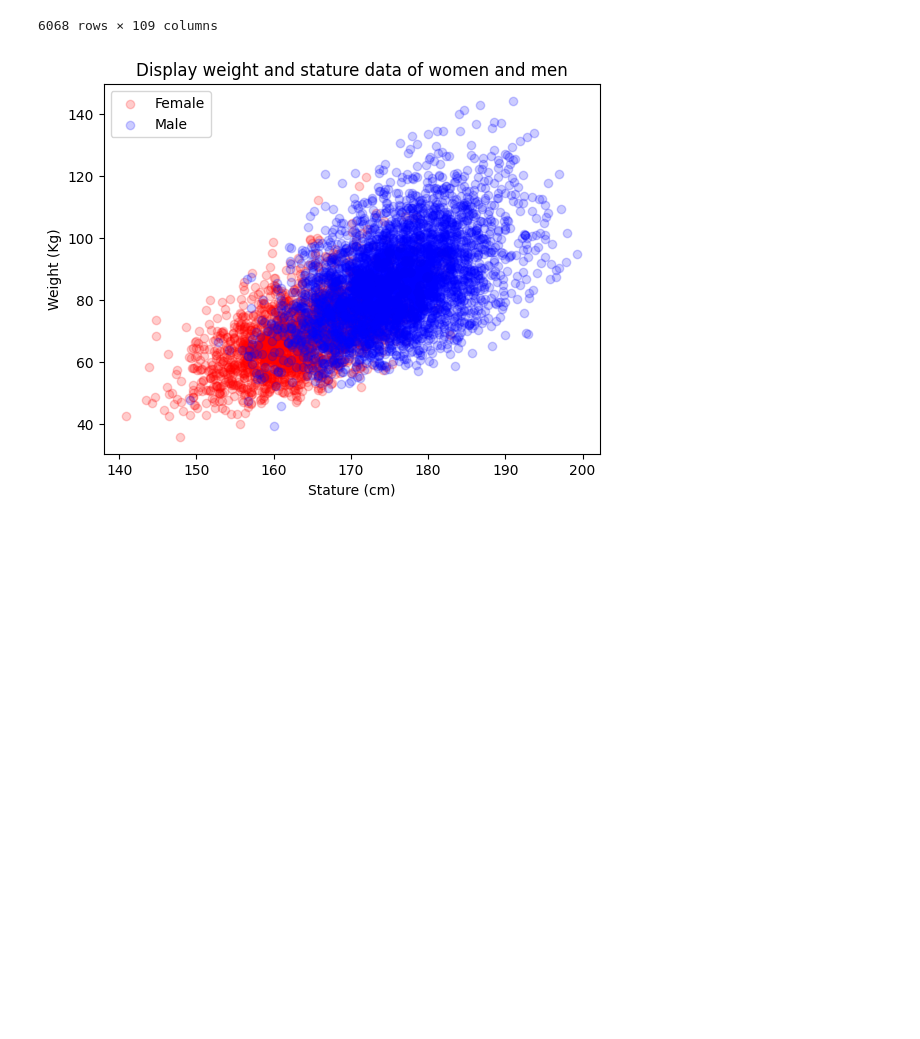
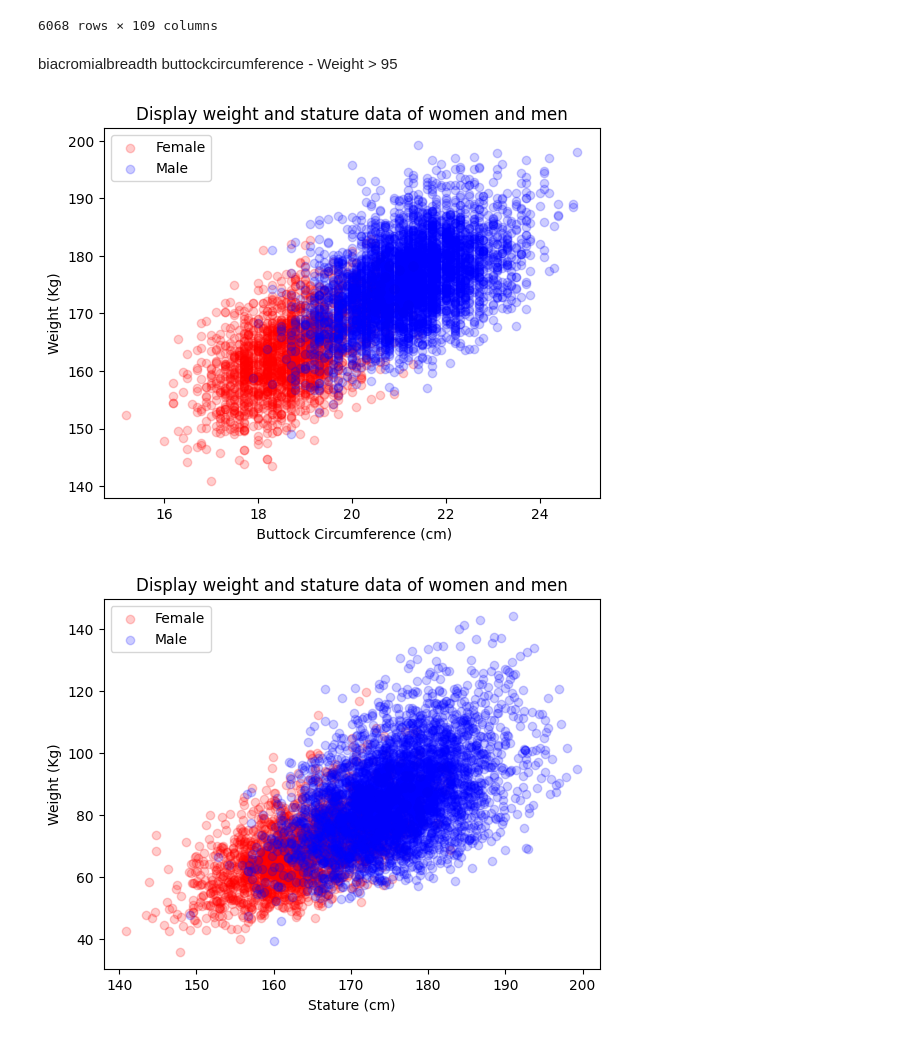
Before and after one commit to MSaberian/PyLearnMachineLearning, a Jupyter notebook: PyLearnMLKNN2/ANSUR_II.ipynb, the cells around one changed output. Cells and saved outputs as stored; diff of their text form; code cells hidden in the pictures; blank space fills up the shorter version.

```diff
--- a/PyLearnMLKNN2/ANSUR_II.ipynb
+++ b/PyLearnMLKNN2/ANSUR_II.ipynb
@@ -54,6 +54,21 @@ male_data
 data['weightkg'] = data['weightkg'] / 10
 data['stature'] = data['stature'] / 10
 data['Gender'] = data['Gender'].replace(['Female', 'Male'], [0, 1])
+# %% [markdown]
+biacromialbreadth
+buttockcircumference - Weight > 95
+# %%
+s = 'handcircumference'
+cmap = ['red', 'blue']
+plt.scatter(female_data[s]/10, female_data['stature']/10, c= 'red', alpha=0.2)
+plt.scatter(male_data[s]/10, male_data['stature']/10, c= 'blue', alpha=0.2)
+plt.title('Display weight and stature data of women and men')
+plt.xlabel(' Buttock Circumference (cm)')
+plt.ylabel('Weight (Kg)')
+plt.legend(['Female', 'Male'])
+plt.show()
+# %% [output]
+[figure, added]
 # %%
 cmap = ['red', 'blue']
 plt.scatter(female_data['stature']/10, female_data['weightkg']/10, c= 'red', alpha=0.2)
```
Also changed, not shown: parts of 14 cells of this notebook, 7 other files.
